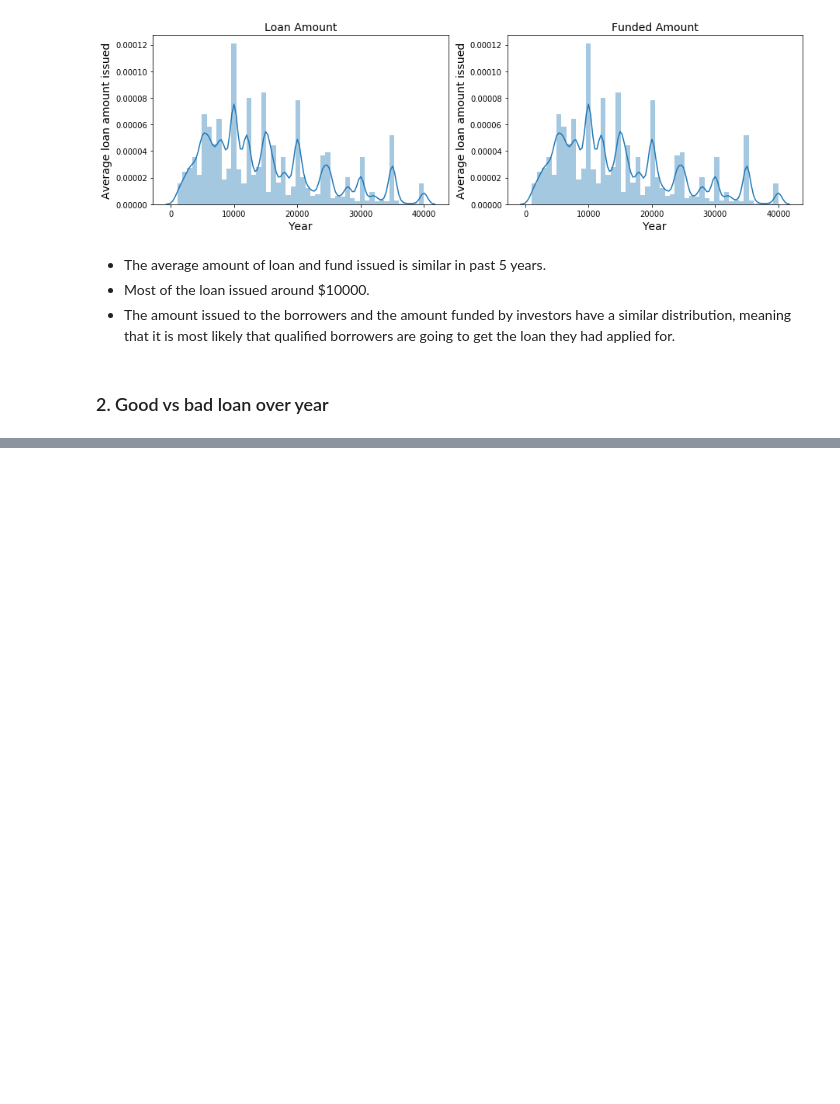
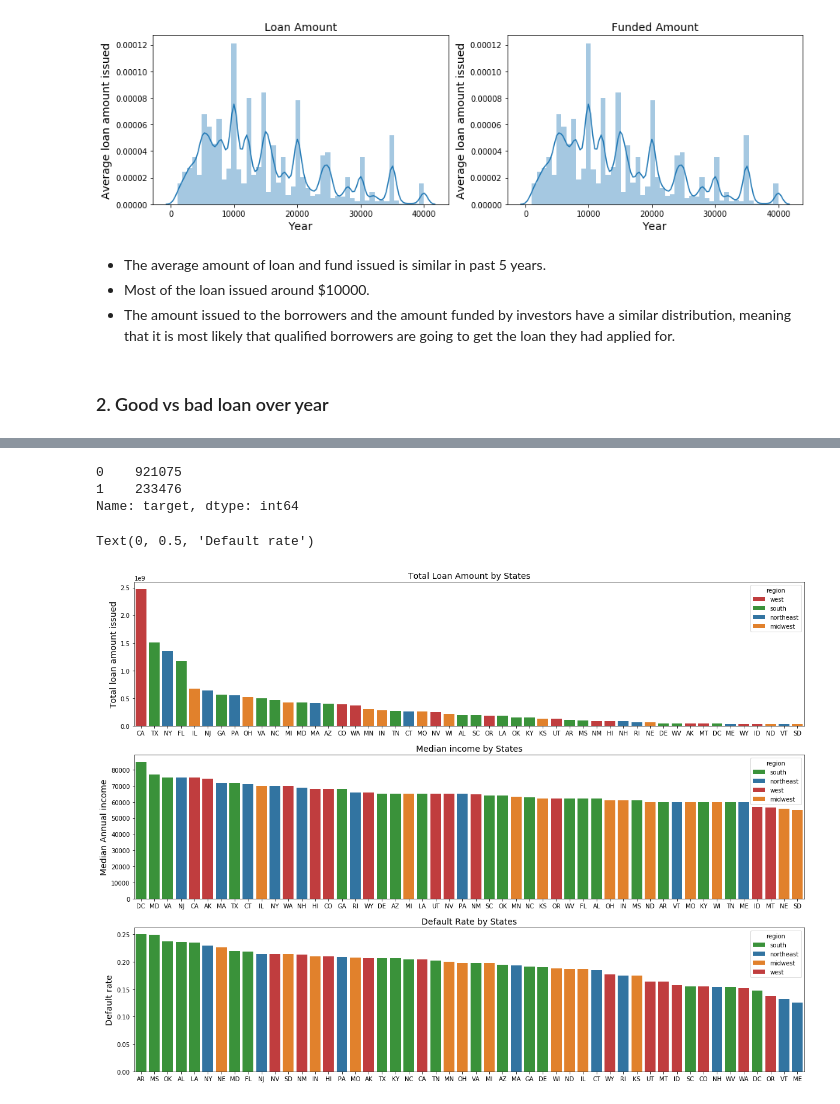
Before and after one commit to cyuancheng/Lending_Club, a Jupyter notebook: 04_LC_DataStory_EDA.ipynb, the cells around one changed output, grey strips where cells are left out. Cells and saved outputs as stored; diff of their text form; code cells hidden in the pictures; blank space fills up the shorter version.

Commit message:
update state plot

```diff
--- a/04_LC_DataStory_EDA.ipynb
+++ b/04_LC_DataStory_EDA.ipynb
@@ -171,0 +193,53 @@ init_notebook_mode(connected=True)
+# %%
+# add region column
+df['region'] = np.nan
+
+def finding_regions(state):
+    if state in northeast:
+        return 'northeast'
+    elif state in midwest:
+        return 'midwest'
+    elif state in south:
+        return 'south'
+    elif state in west:
+        return 'west'
+
+df['region'] = df['addr_state'].apply(finding_regions)
+# %%
+df.target.value_counts()
+# %% [output]
+0    921075
+1    233476
+Name: target, dtype: int64
+# %%
+#df['region'].head()
+df_state_loan_amnt = df.groupby(['region','addr_state'])['loan_amnt'].sum().sort_values(ascending=False).to_frame().reset_index()
+df_state_income = df.groupby(['region','addr_state'])['annual_inc'].median().sort_values(ascending=False).to_frame().reset_index()
+
+df_target = df.groupby(['region','addr_state'])['target'].value_counts(normalize=True).to_frame()
+df_target = df_target.iloc[df_target.index.get_level_values('target') == 1]\
+    .rename(columns={"target": "default_rate"}).reset_index().sort_values(by=["default_rate"], ascending=False)
+# %%
+
+fig, (ax1, ax2, ax3) = plt.subplots(3, 1, sharex=False, figsize=(20,15))
+
+palette ={"northeast":"C0","midwest":"C1","south":"C2", "west":"C3"}
+
+sns.barplot('addr_state', 'loan_amnt', hue='region', dodge=False, data=df_state_loan_amnt,ax=ax1, palette=palette)
+ax1.set_title('Total Loan Amount by States',fontsize=14)
+ax1.set_xlabel('')
+ax1.set_ylabel('Total loan amount issued', fontsize=14)
+
+sns.barplot('addr_state', 'annual_inc', hue='region',dodge=False, \
+            data=df_state_income, ax=ax2, palette=palette)
+ax2.set_title('Median income by States',fontsize=14)
+ax2.set_xlabel('')
+ax2.set_ylabel('Median Annual income', fontsize=14)
+
+sns.barplot('addr_state', 'default_rate', hue='region',dodge=False, data=df_target, ax=ax3,palette=palette)
+ax3.set_title('Default Rate by States',fontsize=14)
+ax3.set_xlabel('')
+ax3.set_ylabel('Default rate', fontsize=14)
+# %% [output]
+Text(0, 0.5, 'Default rate')
+[figure, added]
```
Also changed, not shown: parts of 19 cells of this notebook.
